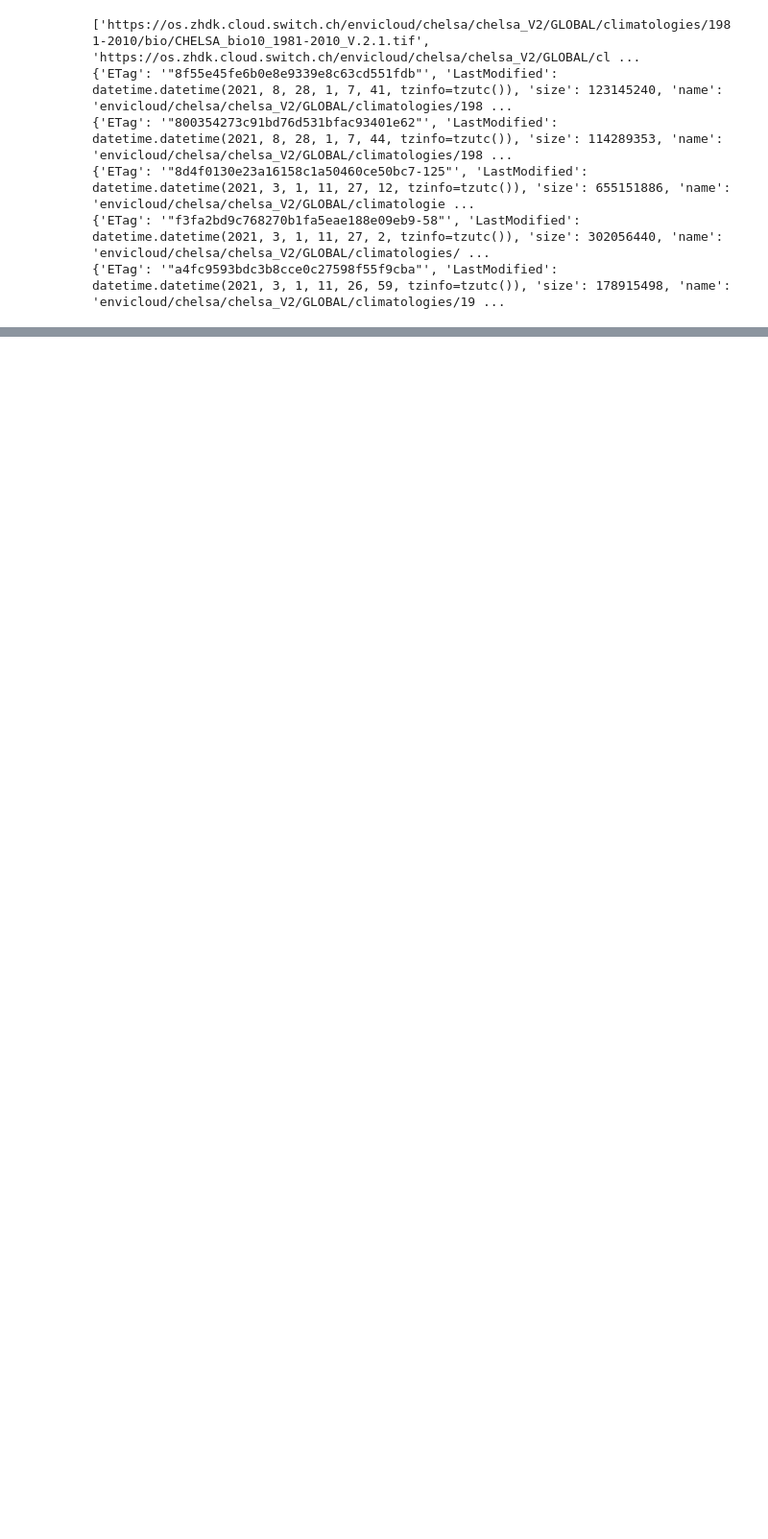
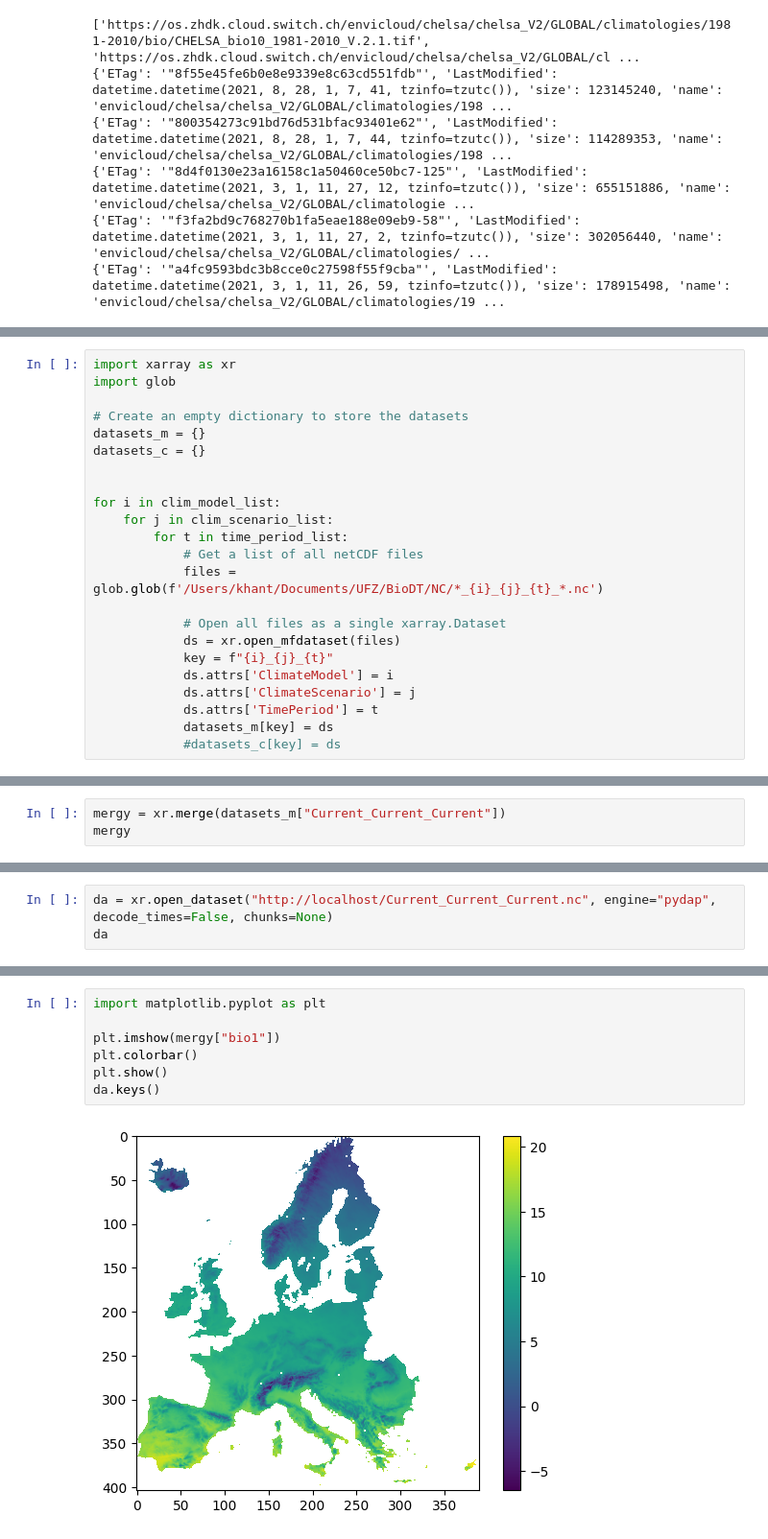
Before and after one commit to BioDT/uc-ias-workflows, a Jupyter notebook: notebooks/chelsa.ipynb, the cells around one changed output, grey strips where cells are left out. Shown at 96% size. Cells and saved outputs as stored; diff of their text form; blank space fills up the shorter version.

```diff
--- a/notebooks/chelsa.ipynb
+++ b/notebooks/chelsa.ipynb
@@ -515,0 +619,23 @@ for x in list:
+# %%
+import xarray as xr
+import glob
+
+# Create an empty dictionary to store the datasets
+datasets_m = {}
+datasets_c = {}
+
+
+for i in clim_model_list:
+    for j in clim_scenario_list:
+        for t in time_period_list:
+            # Get a list of all netCDF files
+            files = glob.glob(f'/Users/khant/Documents/UFZ/BioDT/NC/*_{i}_{j}_{t}_*.nc')
+
+            # Open all files as a single xarray.Dataset
+            ds = xr.open_mfdataset(files)
+            key = f"{i}_{j}_{t}"
+            ds.attrs['ClimateModel'] = i
+            ds.attrs['ClimateScenario'] = j
+            ds.attrs['TimePeriod'] = t
+            datasets_m[key] = ds
+            #datasets_c[key] = ds
@@ -515,0 +729,3 @@ for x in list:
+# %%
+mergy = xr.merge(datasets_m["Current_Current_Current"])
+mergy
@@ -515,0 +761,3 @@ for x in list:
+# %%
+da = xr.open_dataset("http://localhost/Current_Current_Current.nc", engine="pydap", decode_times=False, chunks=None)
+da
@@ -515,0 +782,9 @@ for x in list:
+# %%
+import matplotlib.pyplot as plt
+
+plt.imshow(mergy["bio1"])
+plt.colorbar()
+plt.show()
+da.keys()
+# %% [output]
+[figure, added]
```
Also changed, not shown: parts of 37 cells of this notebook, 5 other files.
